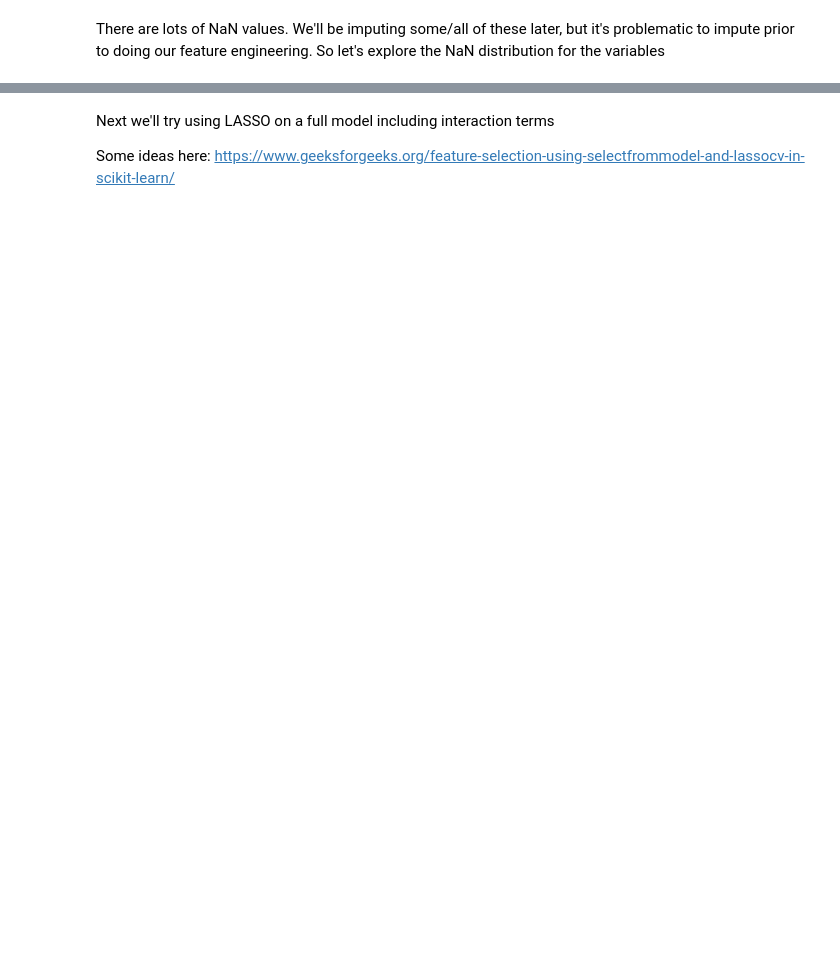
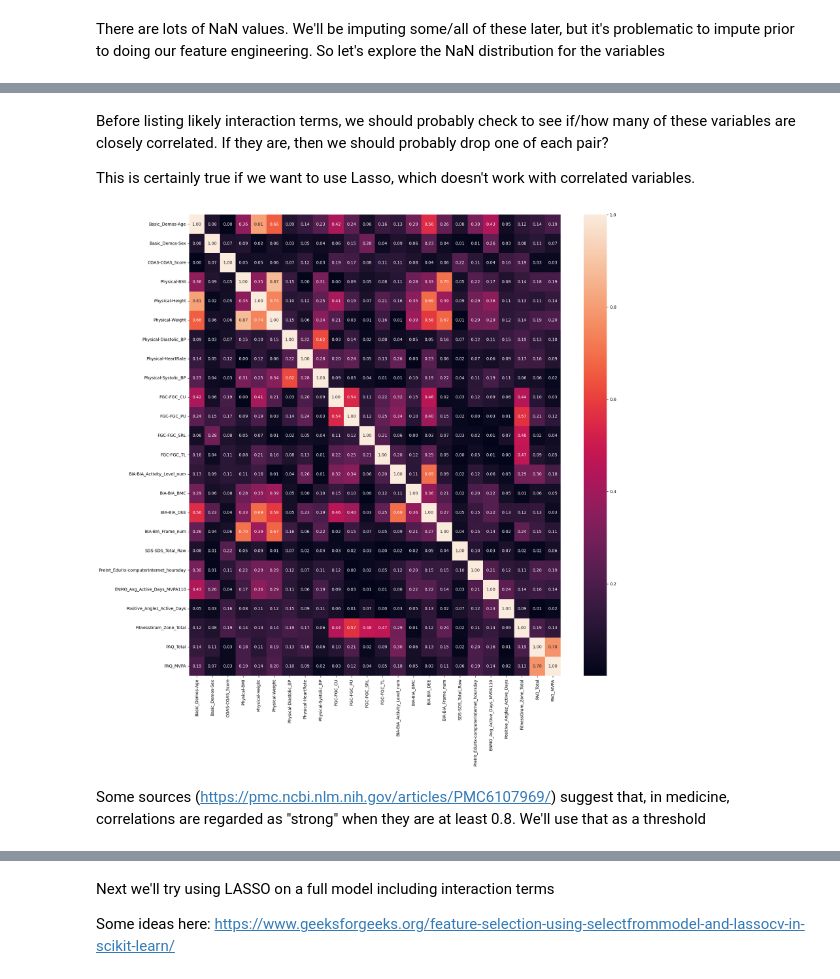
Before and after one commit to aarondweinberg/CMI_problematic_internet_use, a Jupyter notebook: Interaction_Exploration_AW.ipynb, the cells around one changed output, grey strips where cells are left out. Drawn from its saved outputs; the diff is of its cells as text; code cells hidden in the pictures; blank space fills up the shorter version.

Commit message:
Files for interaction detection

```diff
--- a/Interaction_Exploration_AW.ipynb
+++ b/Interaction_Exploration_AW.ipynb
@@ -96,0 +139,31 @@ nan_counts.head(20)
+# %% [markdown]
+Before listing likely interaction terms, we should probably check to see if/how many of these variables are closely correlated. If they are, then we should probably drop one of each pair?
+
+This is certainly true if we want to use Lasso, which doesn't work with correlated variables.
+# %%
+import seaborn as sns
+import matplotlib.pyplot as plt
+
+# Make a list of all integer and float variables in train
+num_vars = train.select_dtypes(include=['int64', 'float64']).columns
+
+# Exclude all variables that start with  'PCIAT'from num_vars
+num_vars = [var for var in num_vars if not var.startswith('PCIAT')]
+
+# Remove sii from num_vars
+num_vars.remove('sii')
+
+# Compute the pairwise correlation for each pair of variables in num_vars
+correlation_matrix = train[num_vars].corr()
+
+# Compute absolute values of correlation_matrix
+correlation_matrix = np.abs(correlation_matrix)
+
+# Make a 20x20 heatmap of correlation_matrix
+plt.figure(figsize=(20,20))
+sns.heatmap(correlation_matrix, annot=True, fmt=".2f")
+plt.show()
+# %% [output]
+[figure, added]
+# %% [markdown]
+Some sources (https://pmc.ncbi.nlm.nih.gov/articles/PMC6107969/) suggest that, in medicine, correlations are regarded as "strong" when they are at least 0.8. We'll use that as a threshold
```
Also changed, not shown: parts of 18 cells of this notebook, 3 other files.
